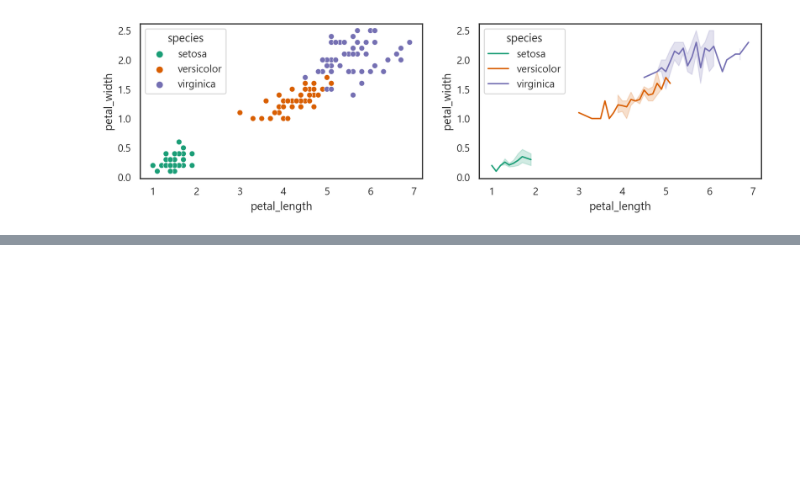
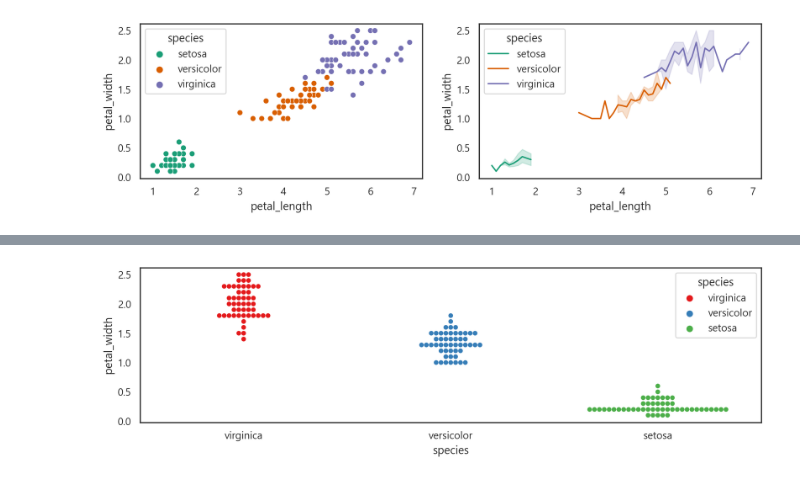
Before and after one commit to OKz4p/ai, a Jupyter notebook: source/01_python/ch12_데이터시각화_2절seaborn.ipynb, the cells around one changed output, grey strips where cells are left out. Cells and saved outputs as stored; diff of their text form; code cells hidden in the pictures; blank space fills up the shorter version.

```diff
--- a/source/01_python/ch12_데이터시각화_2절seaborn.ipynb
+++ b/source/01_python/ch12_데이터시각화_2절seaborn.ipynb
@@ -249,0 +270,10 @@ plt.show()
+# %%
+# petal_width 내림차순 정렬된 iris로 종별 산점도
+sns.swarmplot(data=iris.sort_values('petal_width', ascending=False),
+             x='species',
+             y='petal_width',
+             hue='species',
+             palette='Set1')
+plt.show()
+# %% [output]
+[figure, added]
```
Also changed, not shown: parts of 45 cells of this notebook, 2 other files.
